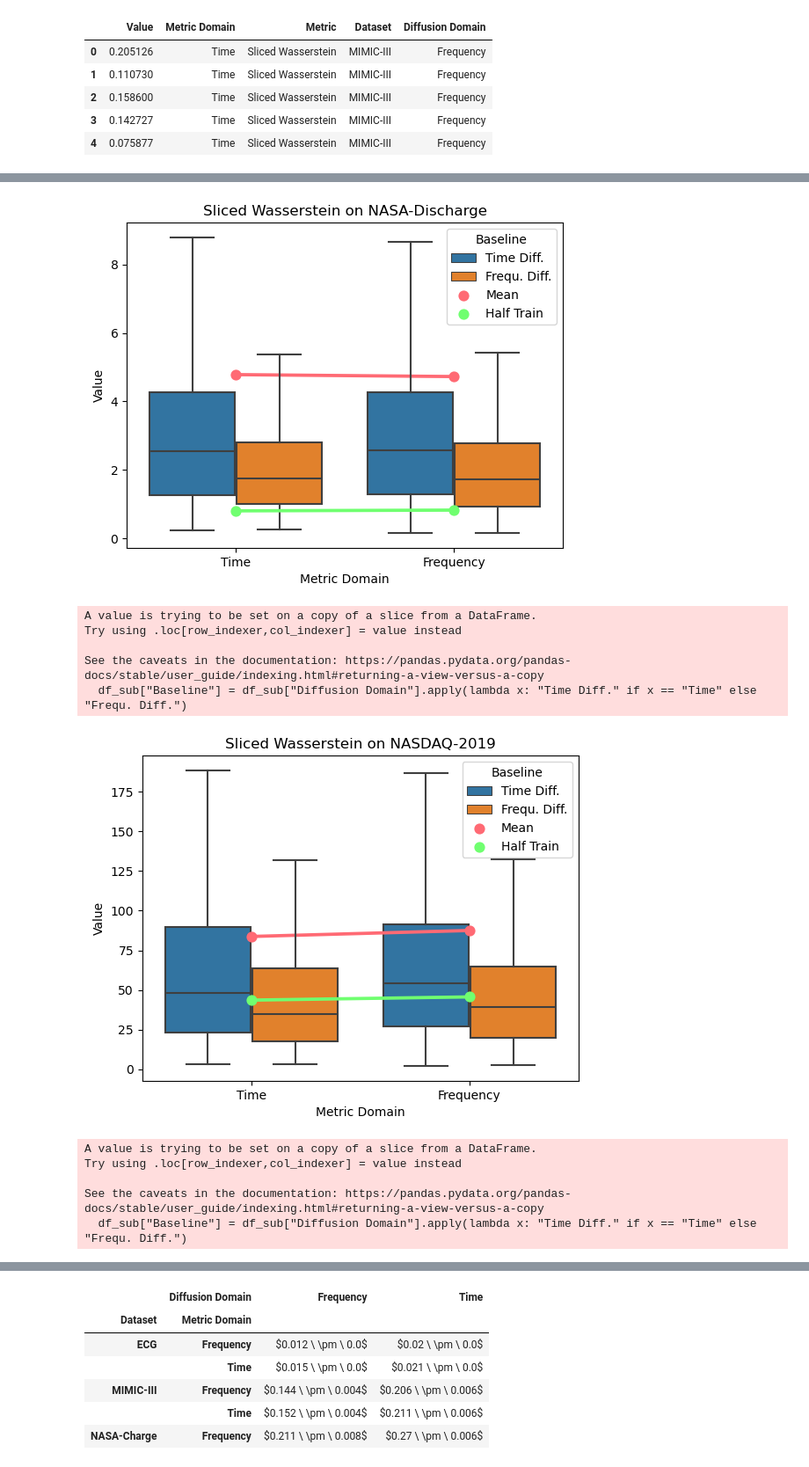
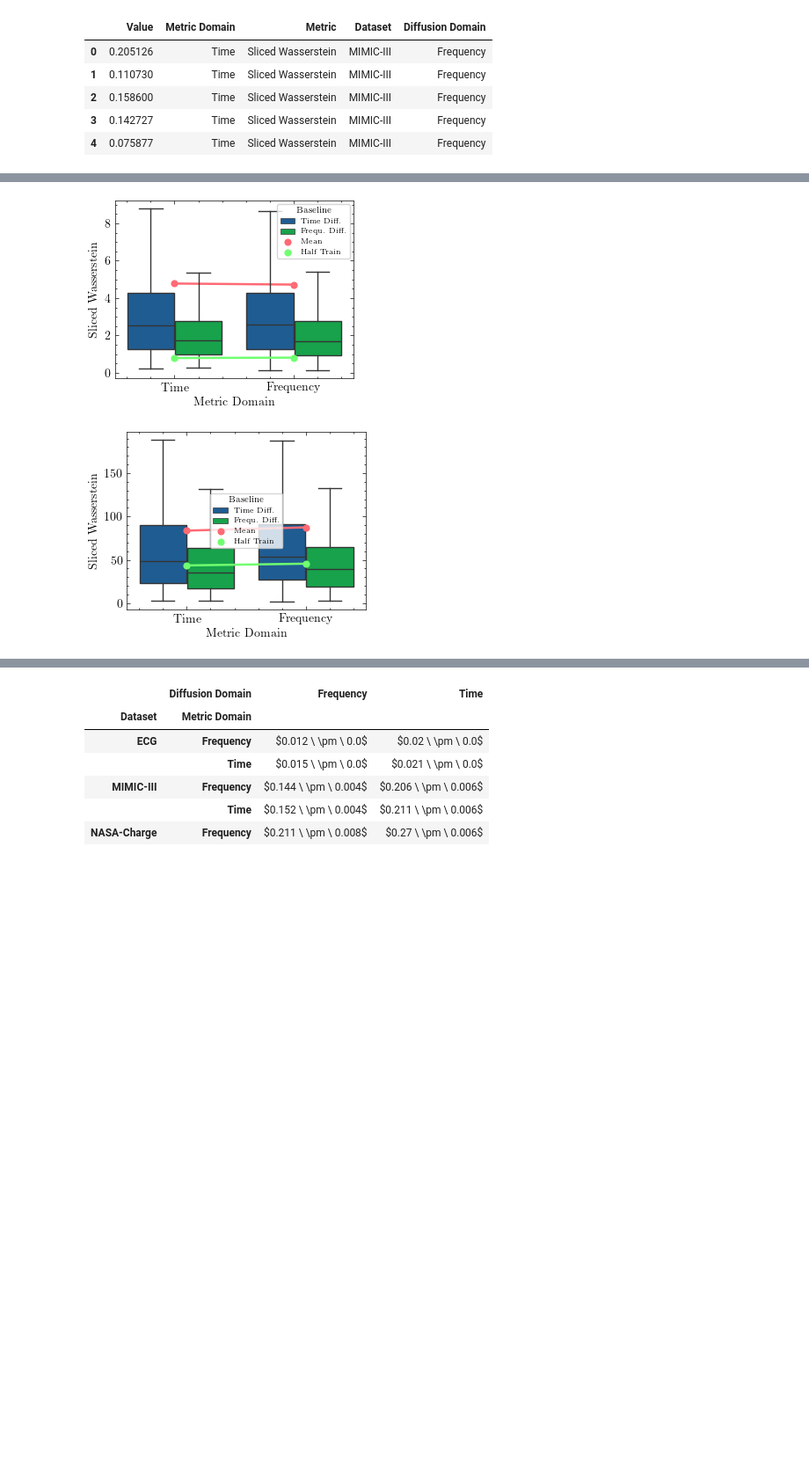
Before and after one commit to JonathanCrabbe/FourierDiffusion, a Jupyter notebook: notebooks/results.ipynb, the cells around one changed output, grey strips where cells are left out. Shown at 88% size. Drawn from its saved outputs; the diff is of its cells as text; code cells hidden in the pictures; blank space fills up the shorter version.

```diff
--- a/notebooks/results.ipynb
+++ b/notebooks/results.ipynb
@@ -7,11 +7,14 @@ import seaborn as sns
 import matplotlib.pyplot as plt
 import warnings
 import torch
+import scienceplots
 
 from einops import rearrange
 from typing import Any
 
-warnings.simplefilter("ignore", (UserWarning, FutureWarning))
+plt.style.use('science')
+
+warnings.filterwarnings("ignore")
 # %%
 def infer_dataset(config: dict[str, Any]) -> str:
     datamodule = config["datamodule"]["_target_"]
@@ -151,25 +154,27 @@ df_baselines.head()
 # %%
-for metric in df.Metric.unique():
-    for dataset in df.Dataset.unique():
-        df_sub = df[(df.Metric == metric) & (df.Dataset == dataset)]
-        df_sub["Baseline"] = df_sub["Diffusion Domain"].apply(lambda x: "Time Diff." if x == "Time" else "Frequ. Diff.")
-        ax = sns.boxplot(
-            data=df_sub,
-            x="Metric Domain",
-            y="Value",
-            hue="Baseline",
-            hue_order=["Time Diff.", "Frequ. Diff."],
-            showfliers=False,
-        )
-        sns.pointplot(data=df_baselines[(df_baselines.Metric == metric) & (df_baselines.Dataset == dataset)],
-                    y="Value",
-                    x="Metric Domain",
-                    hue="Baseline",
-                    hue_order=["Mean", "Half Train"],
-                    palette=["#FF6A74", "#70ff70"],
-                    ax=ax)
-        plt.title(f"{metric} on {dataset}")
-        plt.savefig(save_dir / f"figures/{metric.lower()}_{dataset.lower()}.pdf")
-        plt.show()
-        plt.close()
+with plt.style.context('science'):
+    for metric in df.Metric.unique():
+        for dataset in df.Dataset.unique():
+            df_sub = df[(df.Metric == metric) & (df.Dataset == dataset)]
+            df_sub["Baseline"] = df_sub["Diffusion Domain"].apply(lambda x: "Time Diff." if x == "Time" else "Frequ. Diff.")
+            ax = sns.boxplot(
+                data=df_sub,
+                x="Metric Domain",
+                y="Value",
+                hue="Baseline",
+                hue_order=["Time Diff.", "Frequ. Diff."],
+                showfliers=False,
+            )
+            sns.pointplot(data=df_baselines[(df_baselines.Metric == metric) & (df_baselines.Dataset == dataset)],
+                        y="Value",
+                        x="Metric Domain",
+                        hue="Baseline",
+                        hue_order=["Mean", "Half Train"],
+                        palette=["#FF6A74", "#70ff70"],
+                        ax=ax)
+            plt.ylabel(metric)
+            plt.legend(fontsize=6, title="Baseline", frameon=True, title_fontsize=7)
+            plt.savefig(save_dir / f"figures/{metric.lower()}_{dataset.lower()}.pdf")
+            plt.show()
+            plt.close()
 # %% [output]
@@ -199,12 +184,2 @@ See the caveats in the documentation: https://pandas.pydata.org/pandas-docs/stab
-[figure, old version]
+[figure, new version]
-A value is trying to be set on a copy of a slice from a DataFrame.
-Try using .loc[row_indexer,col_indexer] = value instead
-
-See the caveats in the documentation: https://pandas.pydata.org/pandas-docs/stable/user_guide/indexing.html#returning-a-view-versus-a-copy
-  df_sub["Baseline"] = df_sub["Diffusion Domain"].apply(lambda x: "Time Diff." if x == "Time" else "Frequ. Diff.")
-[figure, old version]
+[figure, new version]
-A value is trying to be set on a copy of a slice from a DataFrame.
-Try using .loc[row_indexer,col_indexer] = value instead
-
-See the caveats in the documentation: https://pandas.pydata.org/pandas-docs/stable/user_guide/indexing.html#returning-a-view-versus-a-copy
-  df_sub["Baseline"] = df_sub["Diffusion Domain"].apply(lambda x: "Time Diff." if x == "Time" else "Frequ. Diff.")
```
Also changed, not shown: parts of 3 cells of this notebook, 1 other file.
